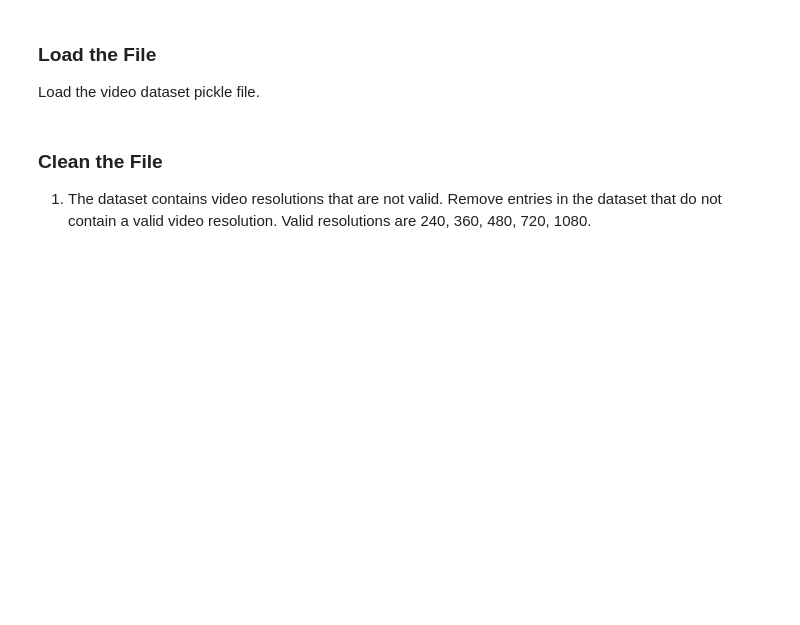
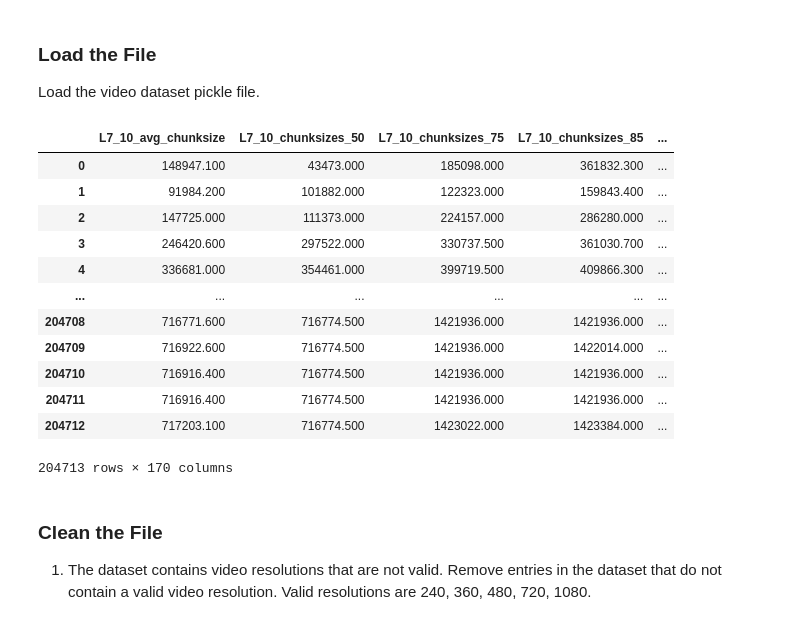
Before and after one commit to md-45/ml-systems-copy, a Jupyter notebook: docs/assignments/1-Video-Quality-Inference.ipynb, the cells around one changed output. Drawn from its saved outputs; the diff is of its cells as text; code cells hidden in the pictures; blank space fills up the shorter version.

```diff
--- a/docs/assignments/1-Video-Quality-Inference.ipynb
+++ b/docs/assignments/1-Video-Quality-Inference.ipynb
@@ -183,13 +182,24 @@ Note: the Google Drive links that previously appeared here (file IDs `1N-Cf4dJ3f
 
 Load the video dataset pickle file.
 # %%
-import pickle
-
-with open("C:/Users/merin/Downloads/Data/video_dataset.pkl", "rb") as f:
-    video_dataset = pickle.load(f, encoding="latin1")
-
-with open("C:/Users/merin/Downloads/Data/netflix_dataset.pkl", "rb") as f:
-    video_dataset = pickle.load(f, encoding="latin1")
+video_dataset = pd.read_pickle("C:/Users/merin/Downloads/Data/video_dataset.pkl")
+netflix_dataset = pd.read_pickle("C:/Users/merin/Downloads/Data/netflix_dataset.pkl")
+# %%
+video_dataset
+# %% [output]
+|  | L7_10_avg_chunksize | L7_10_chunksizes_50 | L7_10_chunksizes_75 | L7_10_chunksizes_85 | ... |
+| 0 | 148947.100 | 43473.000 | 185098.000 | 361832.300 | ... |
+| 1 | 91984.200 | 101882.000 | 122323.000 | 159843.400 | ... |
+| 2 | 147725.000 | 111373.000 | 224157.000 | 286280.000 | ... |
+| 3 | 246420.600 | 297522.000 | 330737.500 | 361030.700 | ... |
+| 4 | 336681.000 | 354461.000 | 399719.500 | 409866.300 | ... |
+| ... | ... | ... | ... | ... | ... |
+| 204708 | 716771.600 | 716774.500 | 1421936.000 | 1421936.000 | ... |
+| 204709 | 716922.600 | 716774.500 | 1421936.000 | 1422014.000 | ... |
+| 204710 | 716916.400 | 716774.500 | 1421936.000 | 1421936.000 | ... |
+| 204711 | 716916.400 | 716774.500 | 1421936.000 | 1421936.000 | ... |
+| 204712 | 717203.100 | 716774.500 | 1423022.000 | 1423384.000 | ... |
+204713 rows × 170 columns
 # %% [markdown]
 ### Clean the File
 
```
Also changed, not shown: parts of 3 cells of this notebook.
